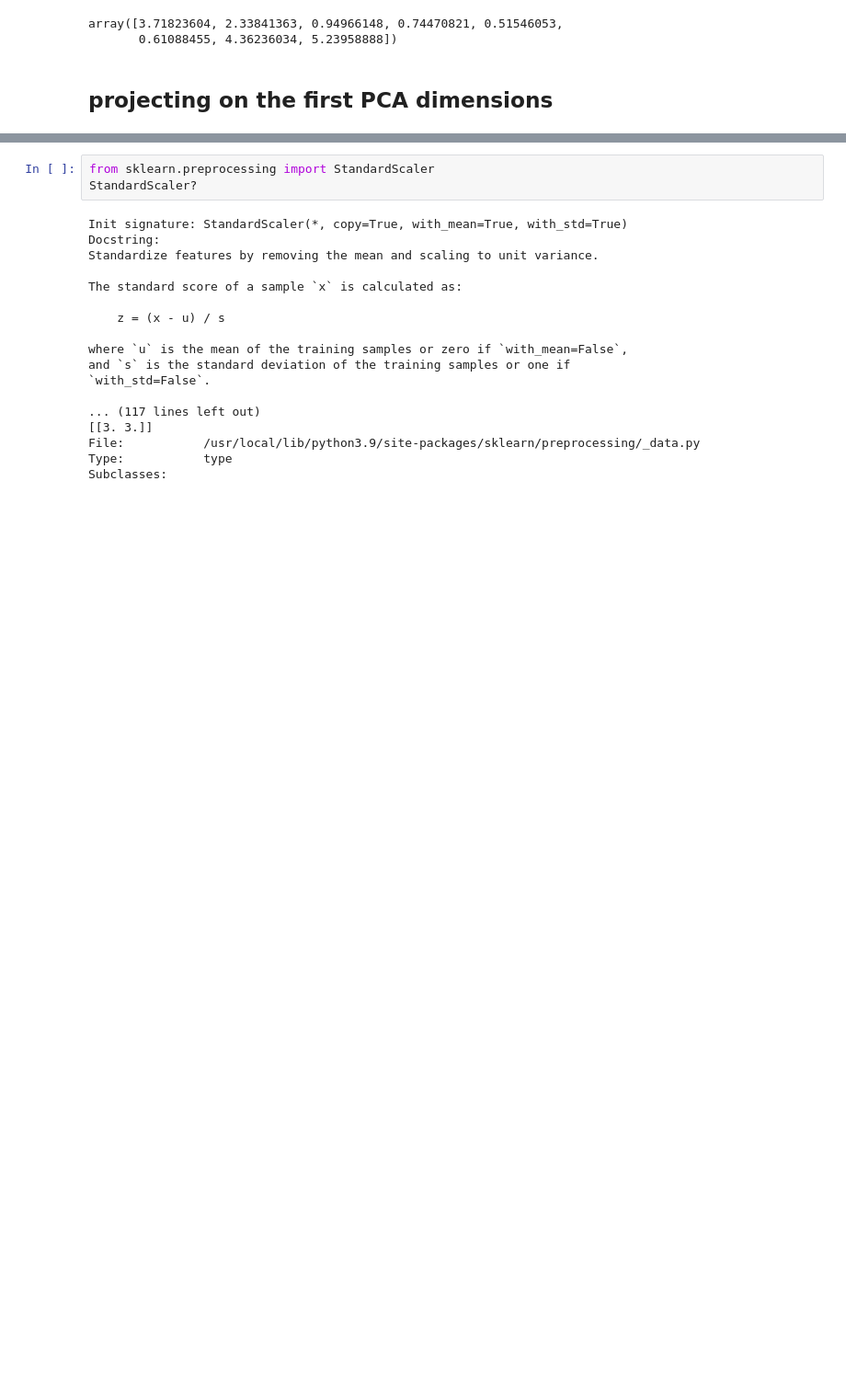
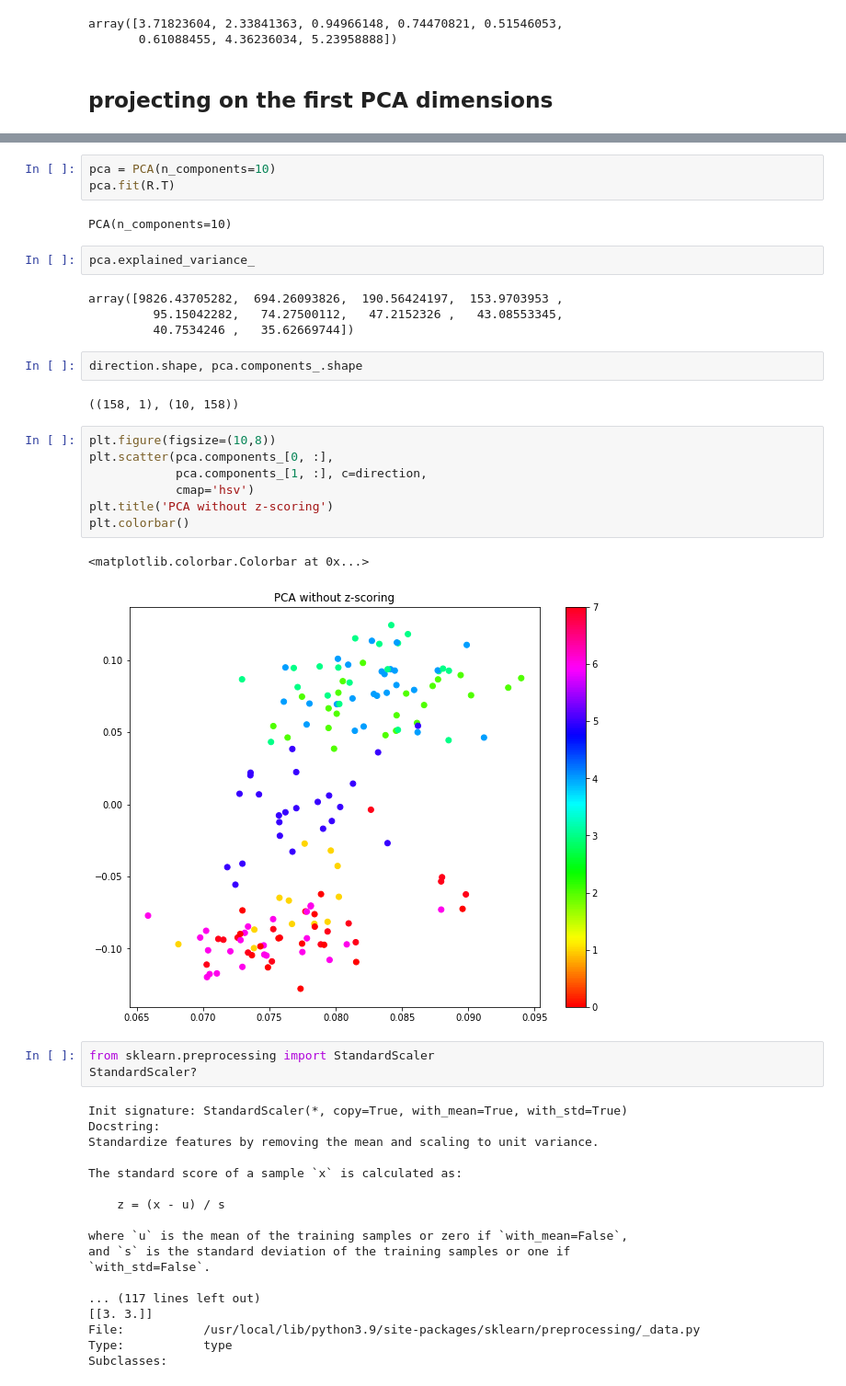
Before and after one commit to CONECT-INT/2022_CENTURI-SummerSchool, a Jupyter notebook: dev/dataset1_laurent.ipynb, the cells around one changed output, grey strips where cells are left out. Shown at 92% size. Cells and saved outputs as stored; diff of their text form; blank space fills up the shorter version.

```diff
--- a/dev/dataset1_laurent.ipynb
+++ b/dev/dataset1_laurent.ipynb
@@ -192,3 +213,28 @@ array([3.71823604, 2.33841363, 0.94966148, 0.74470821, 0.51546053,
+# %%
+pca = PCA(n_components=10)
+pca.fit(R.T)
+# %% [output]
+PCA(n_components=10)
+# %%
+pca.explained_variance_
+# %% [output]
+array([9826.43705282,  694.26093826,  190.56424197,  153.9703953 ,
+         95.15042282,   74.27500112,   47.2152326 ,   43.08553345,
+         40.7534246 ,   35.62669744])
+# %%
+direction.shape, pca.components_.shape
+# %% [output]
+((158, 1), (10, 158))
+# %%
+plt.figure(figsize=(10,8))
+plt.scatter(pca.components_[0, :],
+            pca.components_[1, :], c=direction,
+            cmap='hsv')
+plt.title('PCA without z-scoring')
+plt.colorbar()
+# %% [output]
+<matplotlib.colorbar.Colorbar at 0x...>
+[figure, added]
 # %%
 from sklearn.preprocessing import StandardScaler
 StandardScaler?
```
Also changed, not shown: parts of 9 cells of this notebook.
